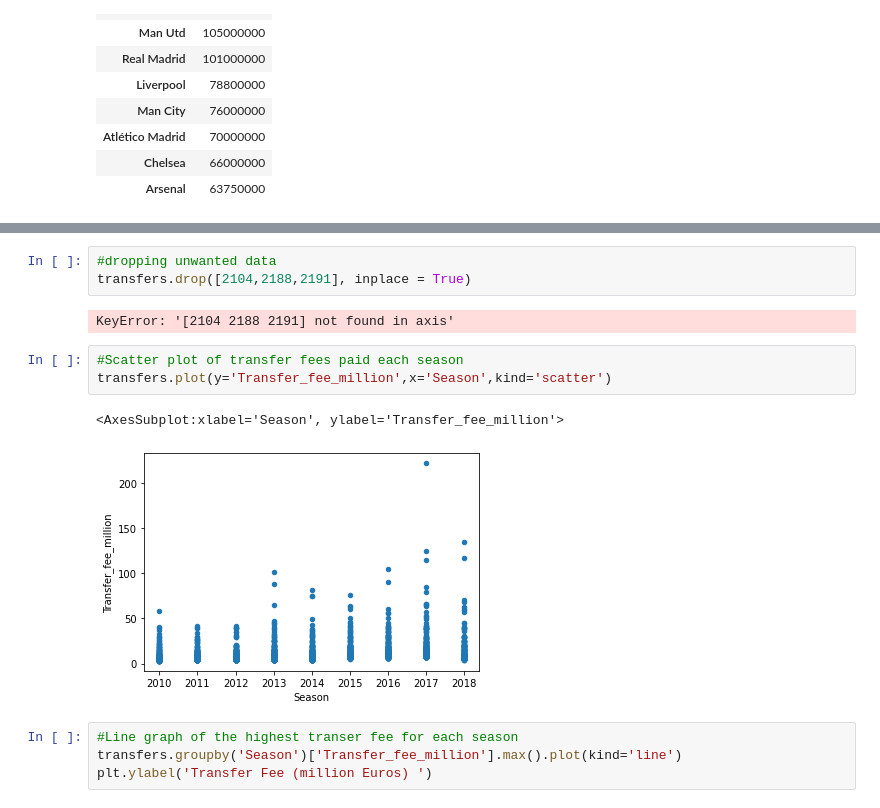
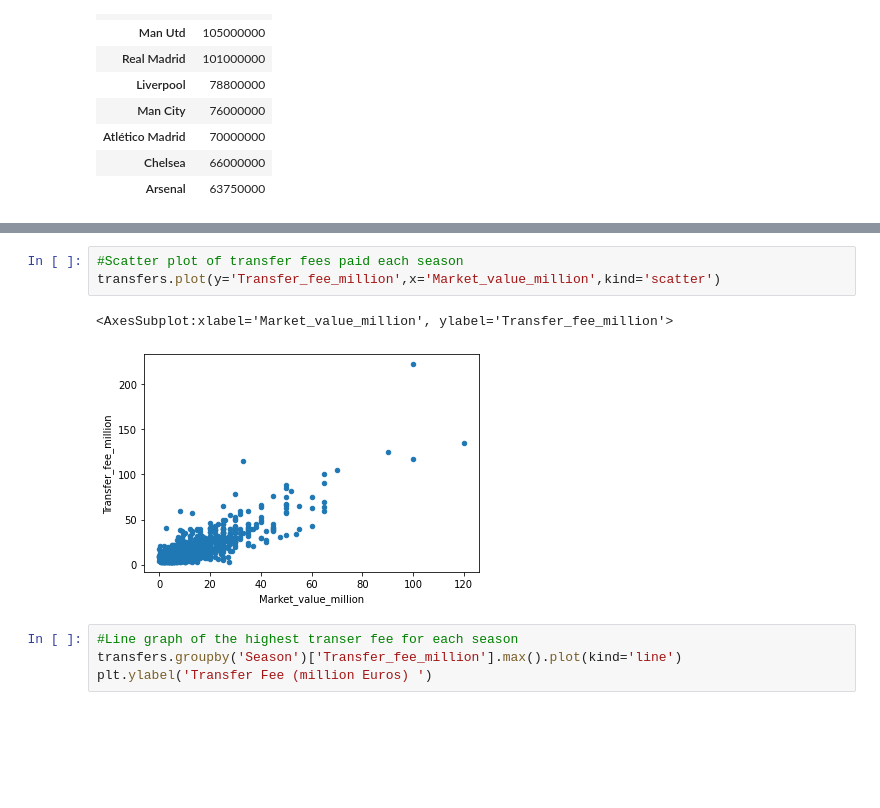
Before and after one commit to muhdhaz/newrepo_projects, a Jupyter notebook: project/Project_Haziq.ipynb, the cells around one changed output, grey strips where cells are left out. Drawn from its saved outputs; the diff is of its cells as text; blank space fills up the shorter version.

```diff
--- a/project/Project_Haziq.ipynb
+++ b/project/Project_Haziq.ipynb
@@ -165,14 +212,9 @@ f
-# %%
-#dropping unwanted data
-transfers.drop([2104,2188,2191], inplace = True)
-# %% [output]
-KeyError: '[2104 2188 2191] not found in axis'
 # %%
 #Scatter plot of transfer fees paid each season
-transfers.plot(y='Transfer_fee_million',x='Season',kind='scatter')
+transfers.plot(y='Transfer_fee_million',x='Market_value_million',kind='scatter')
 # %% [output]
-<AxesSubplot:xlabel='Season', ylabel='Transfer_fee_million'>
+<AxesSubplot:xlabel='Market_value_million', ylabel='Transfer_fee_million'>
-[figure, old version]
+[figure, new version]
 # %%
 #Line graph of the highest transer fee for each season
 transfers.groupby('Season')['Transfer_fee_million'].max().plot(kind='line')
```
Also changed, not shown: parts of 14 cells of this notebook.
